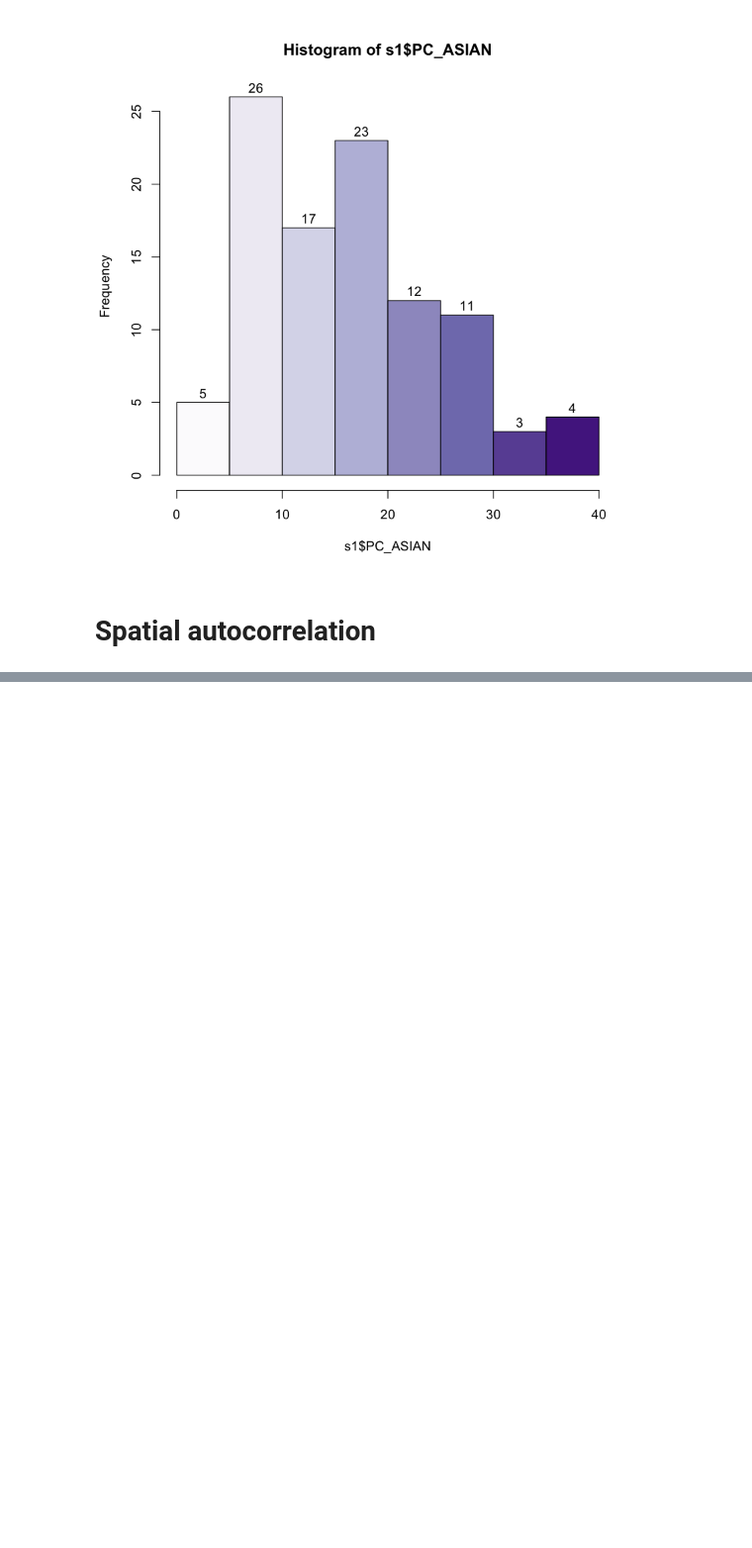
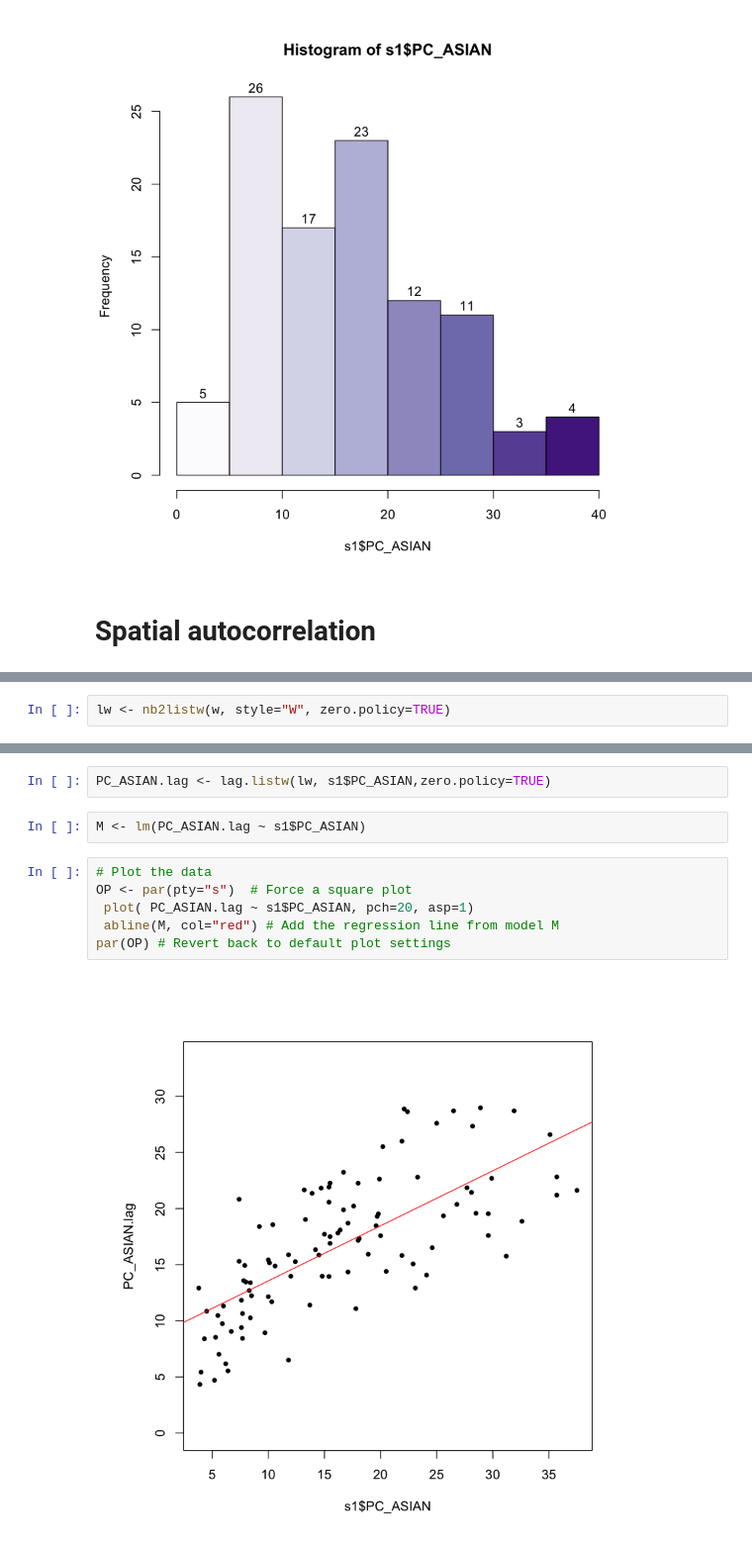
Before and after one commit to xrwang/geog187-notebooks, a Jupyter notebook: lab1-spatial autocorrelation.ipynb, the cells around one changed output, grey strips where cells are left out. Shown at 99% size. Cells and saved outputs as stored; diff of their text form; blank space fills up the shorter version.

```diff
--- a/lab1-spatial autocorrelation.ipynb
+++ b/lab1-spatial autocorrelation.ipynb
@@ -192,0 +289,2 @@ hist(s1$PC_ASIAN, freq = TRUE, right=TRUE, labels=TRUE,col=pal)
+# %%
+lw <- nb2listw(w, style="W", zero.policy=TRUE)
@@ -192,0 +313,12 @@ hist(s1$PC_ASIAN, freq = TRUE, right=TRUE, labels=TRUE,col=pal)
+# %%
+PC_ASIAN.lag <- lag.listw(lw, s1$PC_ASIAN,zero.policy=TRUE)
+# %%
+M <- lm(PC_ASIAN.lag ~ s1$PC_ASIAN)
+# %%
+# Plot the data
+OP <- par(pty="s")  # Force a square plot
+ plot( PC_ASIAN.lag ~ s1$PC_ASIAN, pch=20, asp=1)
+ abline(M, col="red") # Add the regression line from model M
+par(OP) # Revert back to default plot settings
+# %% [output]
+[figure, added]
```
Also changed, not shown: parts of 16 cells of this notebook.
